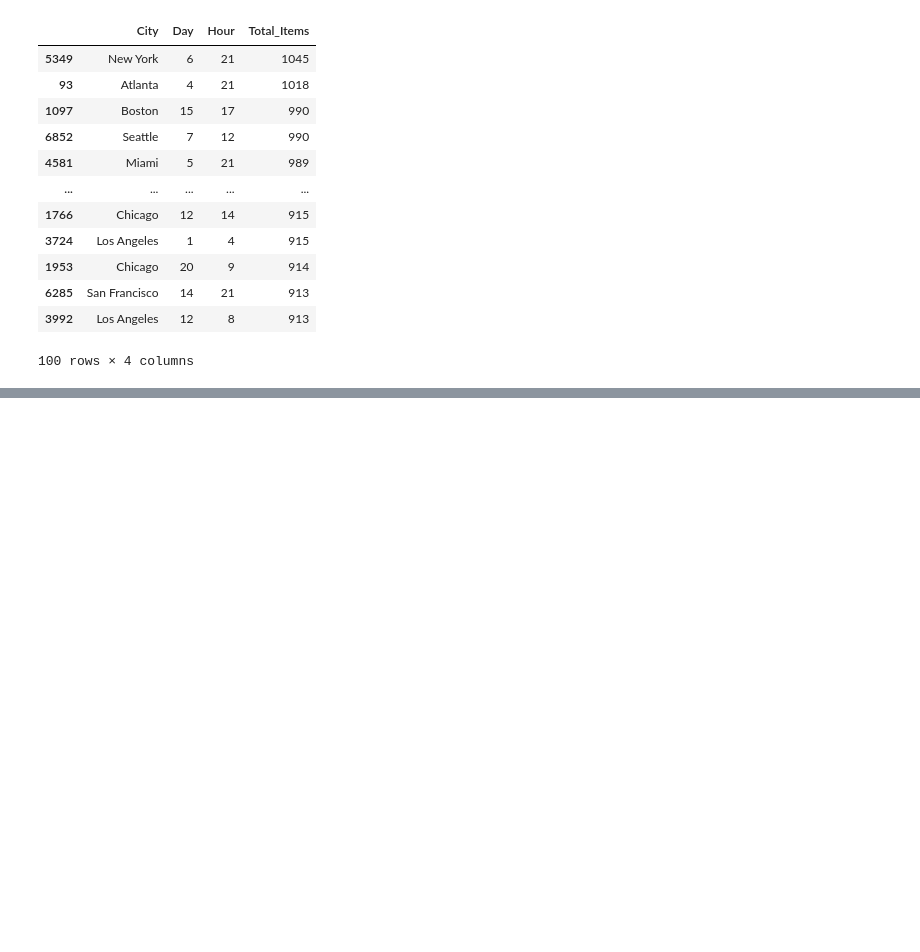
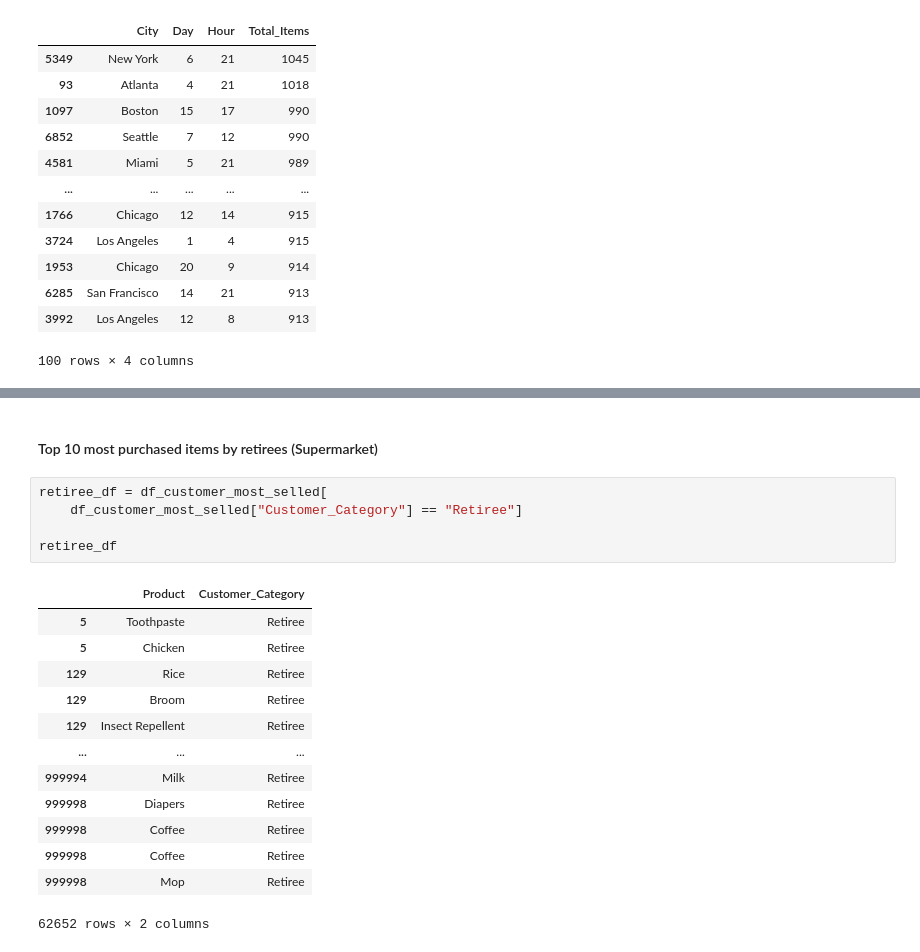
Before and after one commit to giovanicavila/Retail-Transactions, a Jupyter notebook: server/notebook/retail_transaction.ipynb, the cells around one changed output, grey strips where cells are left out. Cells and saved outputs as stored; diff of their text form; blank space fills up the shorter version.

```diff
--- a/server/notebook/retail_transaction.ipynb
+++ b/server/notebook/retail_transaction.ipynb
@@ -309,0 +458,21 @@ city_sells_date_dataframe.head(100)
+# %% [markdown]
+#### Top 10 most purchased items by retirees (Supermarket)
+# %%
+retiree_df = df_customer_most_selled[
+    df_customer_most_selled["Customer_Category"] == "Retiree"]
+
+retiree_df
+# %% [output]
+|  | Product | Customer_Category |
+| 5 | Toothpaste | Retiree |
+| 5 | Chicken | Retiree |
+| 129 | Rice | Retiree |
+| 129 | Broom | Retiree |
+| 129 | Insect Repellent | Retiree |
+| ... | ... | ... |
+| 999994 | Milk | Retiree |
+| 999998 | Diapers | Retiree |
+| 999998 | Coffee | Retiree |
+| 999998 | Coffee | Retiree |
+| 999998 | Mop | Retiree |
+62652 rows × 2 columns
```
Also changed, not shown: parts of 35 cells of this notebook.
